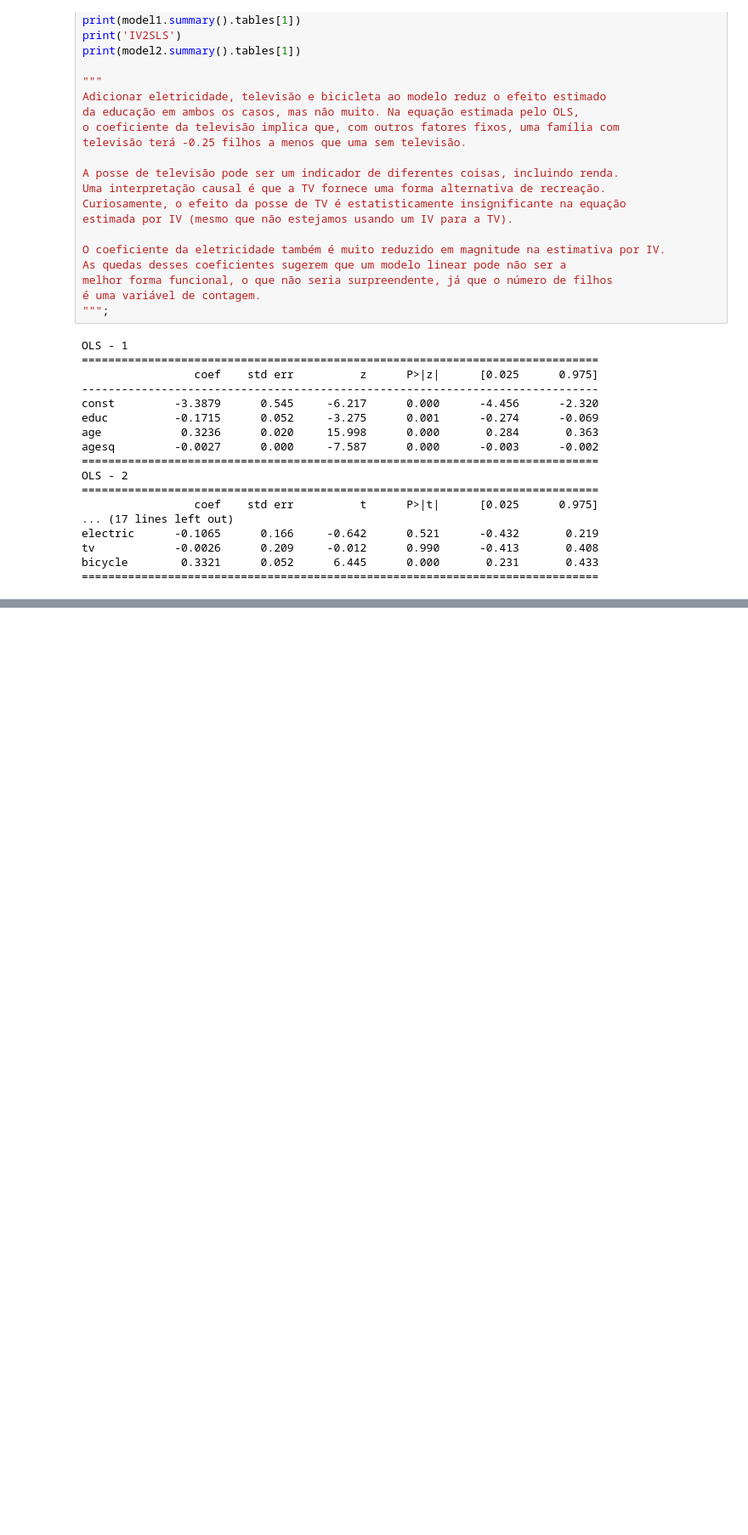
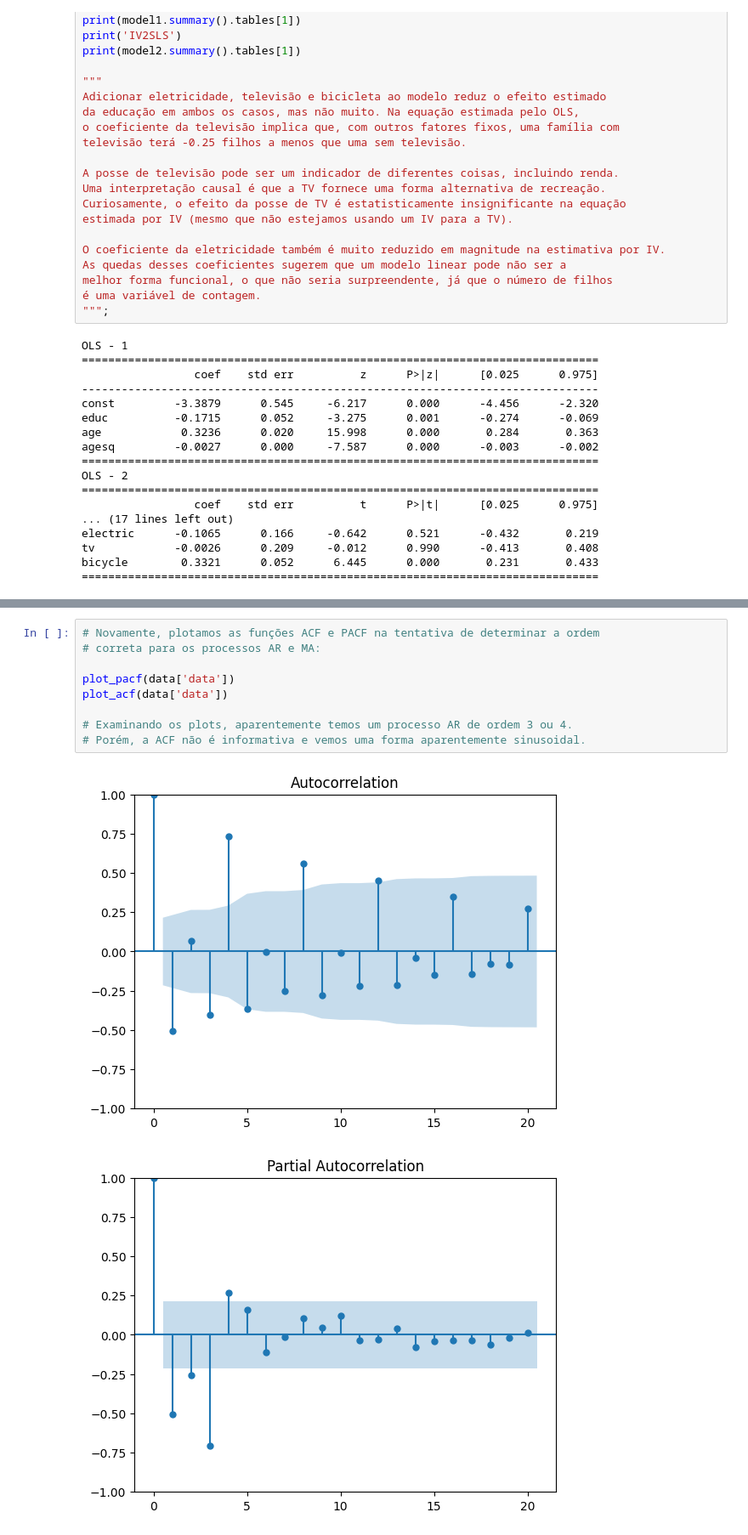
Before and after one commit to r2nery/ml-comp-methods, a Jupyter notebook: modulo-2.ipynb, the cells around one changed output, grey strips where cells are left out. Shown: that part at 85% size. Cells and saved outputs as stored; diff of their text form; blank space fills up the shorter version.

```diff
--- a/modulo-2.ipynb
+++ b/modulo-2.ipynb
@@ -424,0 +544,12 @@ bicycle        0.3321      0.052      6.445      0.000       0.231       0.433
+# %%
+# Novamente, plotamos as funções ACF e PACF na tentativa de determinar a ordem
+# correta para os processos AR e MA:
+
+plot_pacf(data['data'])
+plot_acf(data['data'])
+
+# Examinando os plots, aparentemente temos um processo AR de ordem 3 ou 4.
+# Porém, a ACF não é informativa e vemos uma forma aparentemente sinusoidal.
+# %% [output]
+[figure, added]
+[figure, added]
```
Also changed, not shown: parts of 66 cells of this notebook, 6 other files.
